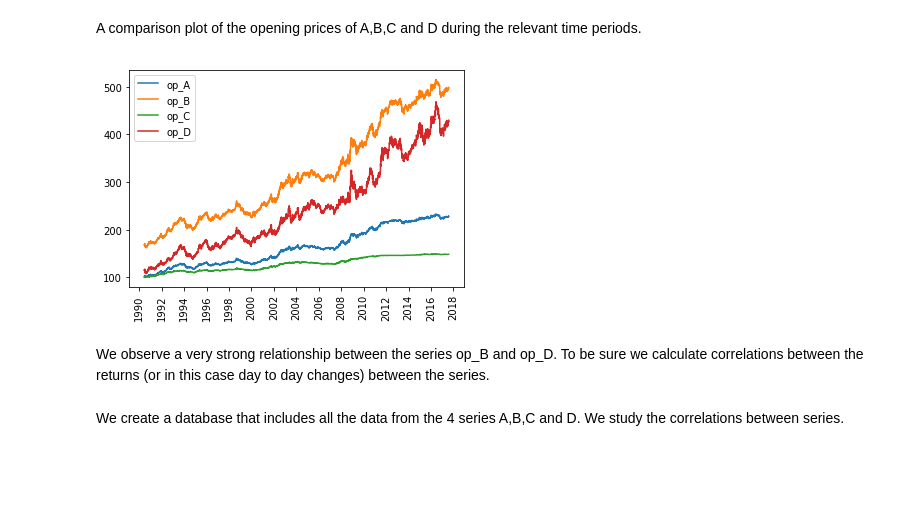
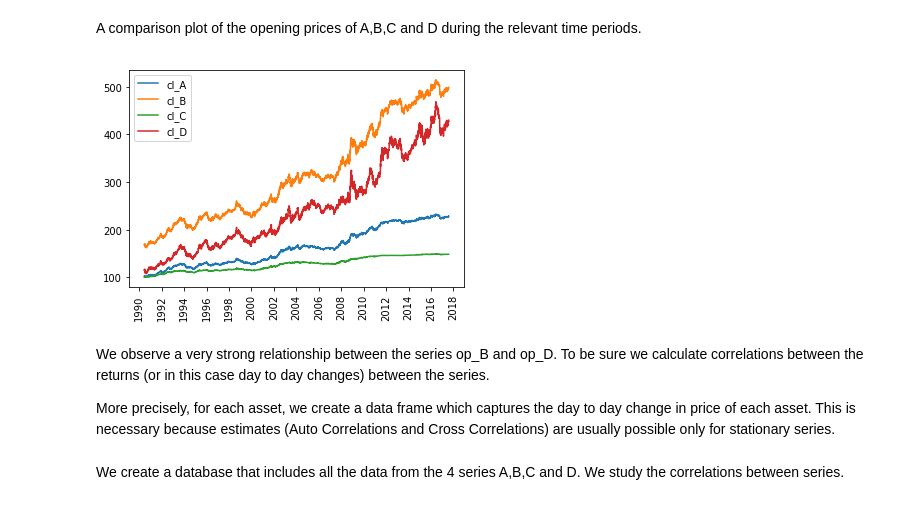
Before and after one commit to jwelliav/Cabestan_research_project, a Jupyter notebook: Time Series EDA.ipynb, the cells around one changed output. Drawn from its saved outputs; the diff is of its cells as text; code cells hidden in the pictures; blank space fills up the shorter version.

```diff
--- a/Time Series EDA.ipynb
+++ b/Time Series EDA.ipynb
@@ -64,12 +86,29 @@ def closing_price_column(df,op,s):
     df = df.assign(cl = l.values)
     df = df.drop(df.index[-1])
     df.rename(columns = {'cl':s},inplace = True)
+    df.drop(op, axis = 1,inplace = True)
     return(df)
 # %%
 A = closing_price_column(A,"op_A","cl_A")
 B = closing_price_column(B,"op_B","cl_B")
 C = closing_price_column(C,"op_C","cl_C")
 D = closing_price_column(D,"op_D","cl_D")
+# %%
+#Rearrange the columns of the dataframe.
+
+def rearrange(df,s):
+    cols = list(df.columns)
+    k = cols.index(s)
+    t = cols[1]
+    cols[k] = t
+    cols[1] = s
+    df = df[cols]
+    return(df)
+# %%
+A = rearrange(A,'cl_A')
+B = rearrange(B,'cl_B')
+C = rearrange(C,'cl_C')
+D = rearrange(D,'cl_D')
 # %% [markdown]
 # Missing Values and dates
 # %% [markdown]
@@ -147,19 +188,21 @@ b = min(a_end,b_end,c_end,d_end)
 A comparison plot of the opening prices of A,B,C and D during the relevant time periods.
 # %%
 fig,ax = plt.subplots()
-ax.plot(A["date"][a:b],A[a:b]['op_A'])
-ax.plot(B["date"][a:b],B[a:b]['op_B'])
-ax.plot(C["date"],C['op_C'])
-ax.plot(D["date"][3135:9964],D[3135:9964]['op_D'])
+ax.plot(A["date"][a:b],A[a:b]['cl_A'])
+ax.plot(B["date"][a:b],B[a:b]['cl_B'])
+ax.plot(C["date"],C['cl_C'])
+ax.plot(D["date"][3135:9964],D[3135:9964]['cl_D'])
 ax.xaxis.set_major_locator(mdates.YearLocator(2,month = 2,day = 2))
 ax.xaxis.set_major_formatter(mdates.DateFormatter("%Y"))
 ax.legend()
 _=plt.xticks(rotation=90)
 plt.show()
 # %% [output]
-[figure, old version]
+[figure, new version]
 # %% [markdown]
 We observe a very strong relationship between the series op_B and op_D. To be sure we calculate correlations between the returns (or in this case day to day changes) between the series.
+
+More precisely, for each asset, we create a data frame which captures the day to day change in price of each asset. This is necessary because estimates (Auto Correlations and Cross Correlations) are usually possible only for stationary series.
 # %%
 A_ret = A.copy()
 del(A_ret['date'])
```
Also changed, not shown: parts of 126 cells of this notebook.
